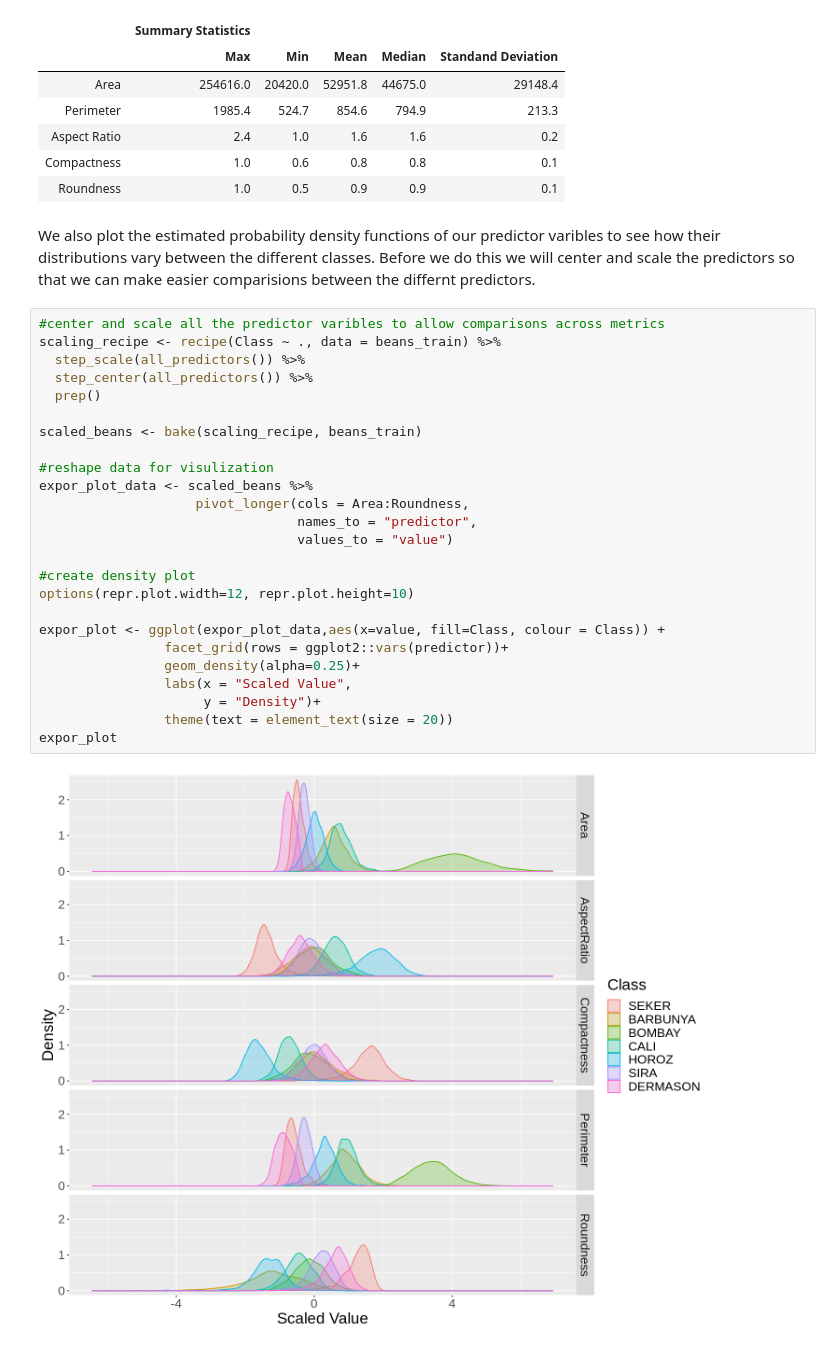
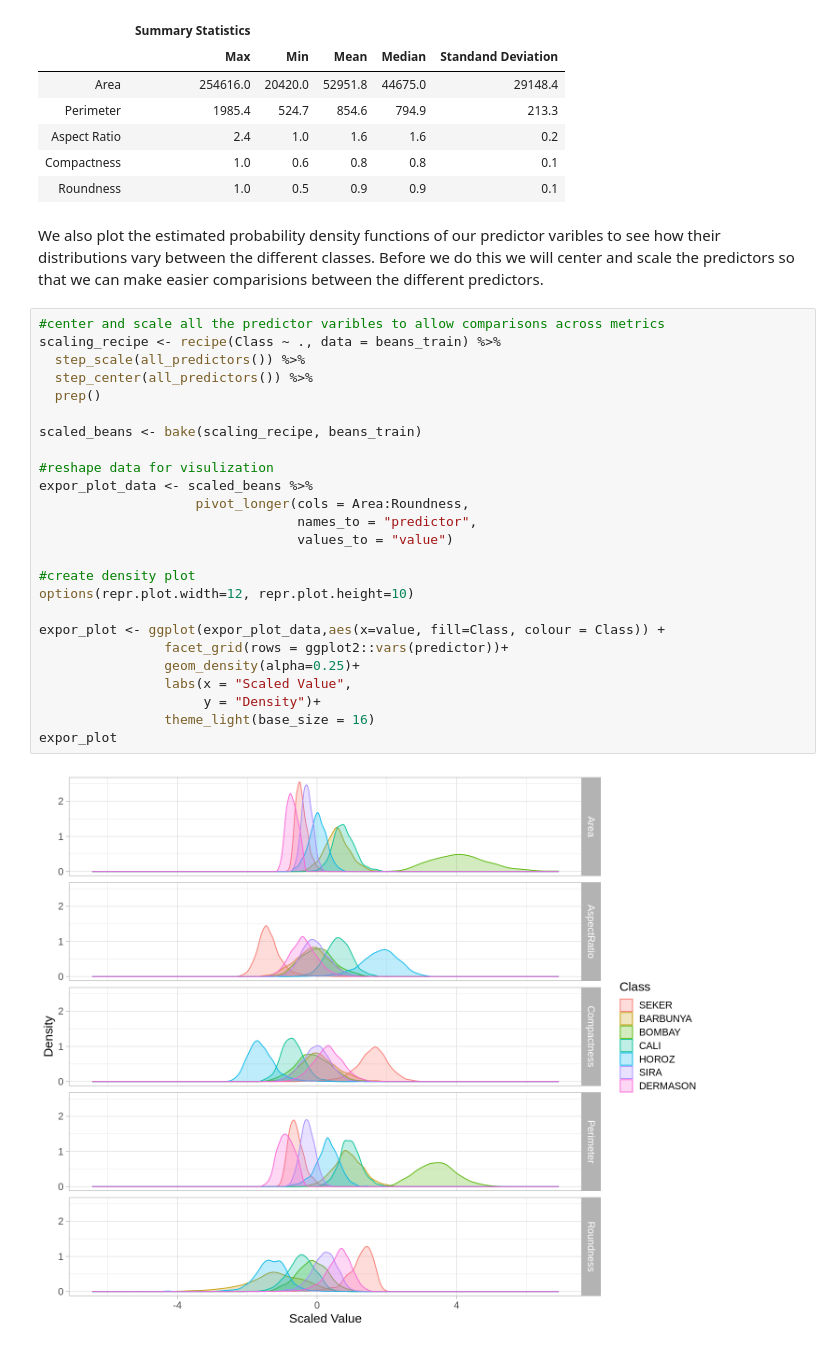
Before and after one commit to EdwardWangDataScience/Project_Proposal_Group_24, a Jupyter notebook: main/Group_project.ipynb, the cells around one changed output. Saved outputs shown, nothing was run; the diff lists cells and outputs as text.

```diff
--- a/main/Group_project.ipynb
+++ b/main/Group_project.ipynb
@@ -131,31 +131,31 @@ summary_table
 | Compactness | 1.0 | 0.6 | 0.8 | 0.8 | 0.1 |
 | Roundness | 1.0 | 0.5 | 0.9 | 0.9 | 0.1 |
 # %% [markdown]
-We also plot the estimated probability density functions of our predictor varibles to see how their distributions vary between the different classes. Before we do this we will center and scale the predictors so that we can make easier comparisions between the differnt predictors.
+We also plot the estimated probability density functions of our predictor varibles to see how their distributions vary between the different classes. Before we do this we will center and scale the predictors so that we can make easier comparisions between the different predictors.
 # %%
 #center and scale all the predictor varibles to allow comparisons across metrics
 scaling_recipe <- recipe(Class ~ ., data = beans_train) %>%
   step_scale(all_predictors()) %>%
   step_center(all_predictors()) %>%
   prep()
 
 scaled_beans <- bake(scaling_recipe, beans_train)
 
 #reshape data for visulization
 expor_plot_data <- scaled_beans %>%
                     pivot_longer(cols = Area:Roundness,
                                  names_to = "predictor",
                                  values_to = "value")
 
 #create density plot
 options(repr.plot.width=12, repr.plot.height=10)
 
 expor_plot <- ggplot(expor_plot_data,aes(x=value, fill=Class, colour = Class)) +
                 facet_grid(rows = ggplot2::vars(predictor))+
                 geom_density(alpha=0.25)+
                 labs(x = "Scaled Value",
                      y = "Density")+
-                theme(text = element_text(size = 20))
+                theme_light(base_size = 16)
 expor_plot
 # %% [output]
-[figure, old version]
+[figure, new version]
```
Also changed, not shown: parts of 19 cells of this notebook.
